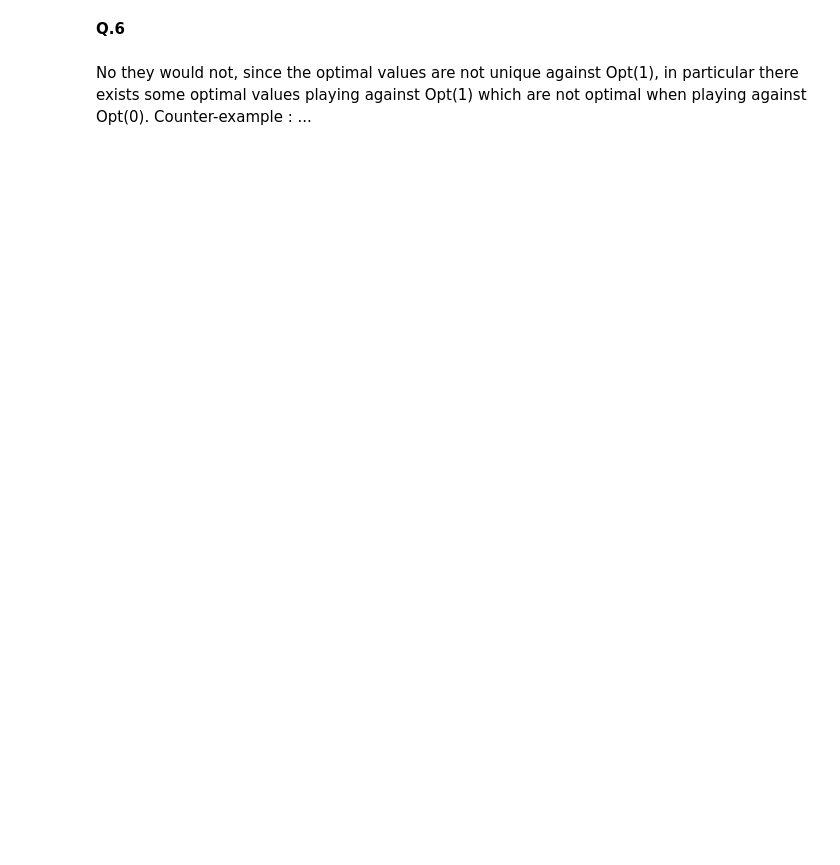
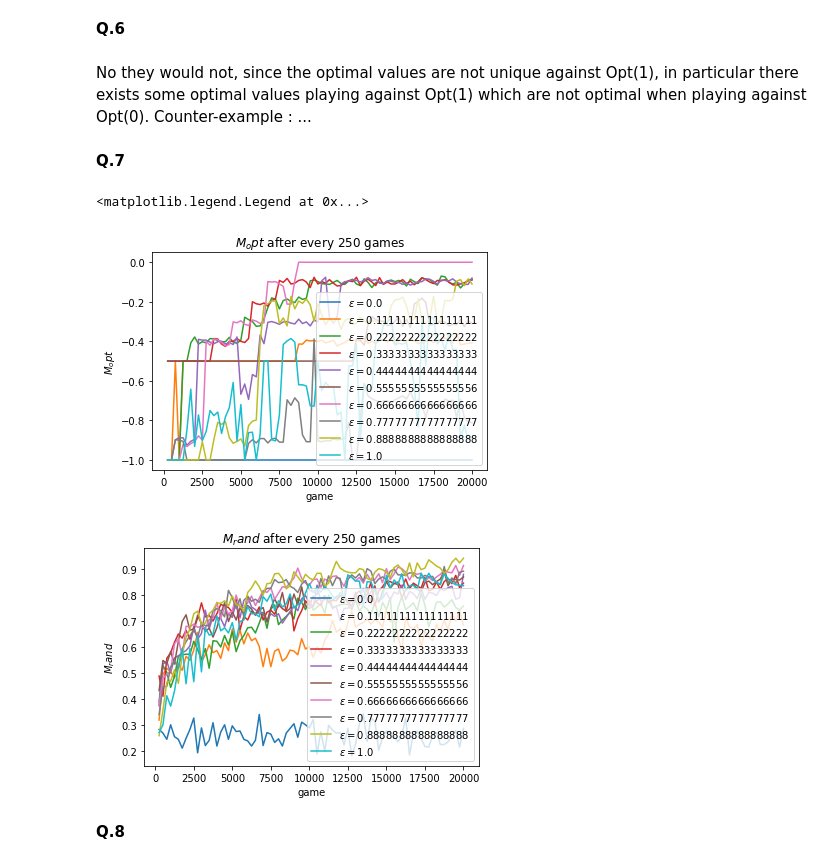
Before and after one commit to Noam-Ghenassia/ANN_miniproject, a Jupyter notebook: Q-learning.ipynb, the cells around one changed output. Cells and saved outputs as stored; diff of their text form; code cells hidden in the pictures; blank space fills up the shorter version.

```diff
--- a/Q-learning.ipynb
+++ b/Q-learning.ipynb
@@ -179,3 +185,53 @@ epsilon_opt=1.0 : max M_opt=0.0 M_rand=0.87
 **Q.6**
 # %% [markdown]
 No they would not, since the optimal values are not unique against Opt(1), in particular there exists some optimal values playing against Opt(1) which are not optimal when playing against Opt(0). Counter-example : ...
+# %% [markdown]
+**Q.7**
+# %%
+alpha = 0.05
+gamma = 0.99
+epsilons = np.linspace(0, 1, 10)
+# %%
+training_number = 20000
+window_size = 250
+
+M_opts_iter = []
+M_rands_iter = []
+
+for epsilon in epsilons:
+    M_opts = []
+    M_rands = []
+
+    q_learner = Q_learner(alpha, gamma, epsilon, seed=seed)
+    for i in range(int(training_number/window_size)):
+        q_learner.self_train(window_size)
+
+        M_opts.append(utility.M_opt(q_learner))
+        M_rands.append(utility.M_rand(q_learner))
+
+    M_opts_iter.append(M_opts)
+    M_rands_iter.append(M_rands)
+# %%
+ratio = int(training_number/window_size)
+
+plt.figure(0)
+for epsilon, M_opts in zip(epsilons, M_opts_iter):
+    plt.plot((np.arange(ratio)+1)*window_size, M_opts, label=r'$\epsilon=${}'.format(epsilon))
+plt.xlabel('game')
+plt.ylabel(r'$M_opt$')
+plt.title(r'$M_opt$ after every 250 games')
+plt.legend()
+
+plt.figure(1)
+for epsilon, M_rands in zip(epsilons, M_rands_iter):
+    plt.plot((np.arange(ratio)+1)*window_size, M_rands, label=r'$\epsilon=${}'.format(epsilon))
+plt.xlabel('game')
+plt.ylabel(r'$M_rand$')
+plt.title(r'$M_rand$ after every 250 games')
+plt.legend()
+# %% [output]
+<matplotlib.legend.Legend at 0x...>
+[figure, added]
+[figure, added]
+# %% [markdown]
+**Q.8**
```
Also changed, not shown: parts of 12 cells of this notebook, 2 other files.
